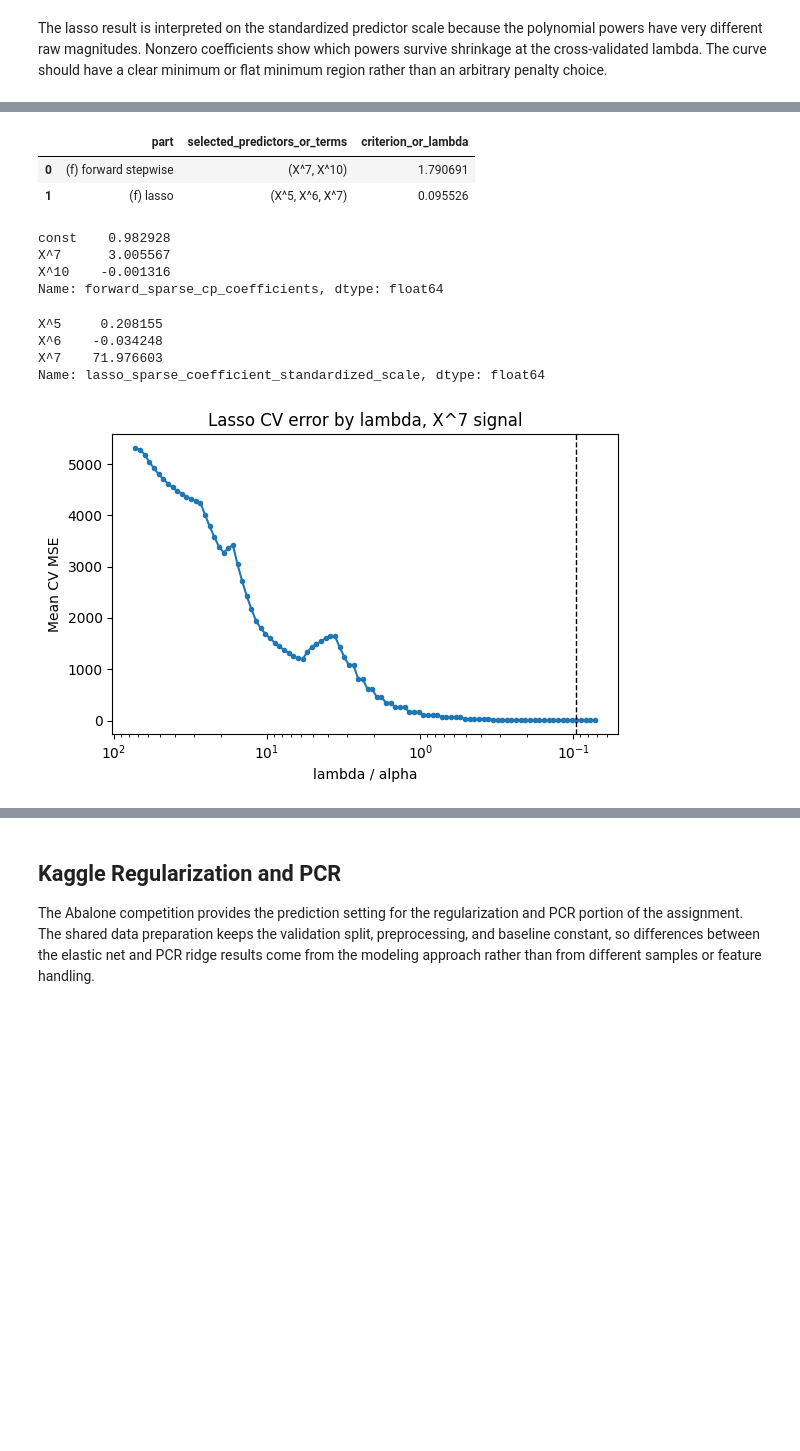
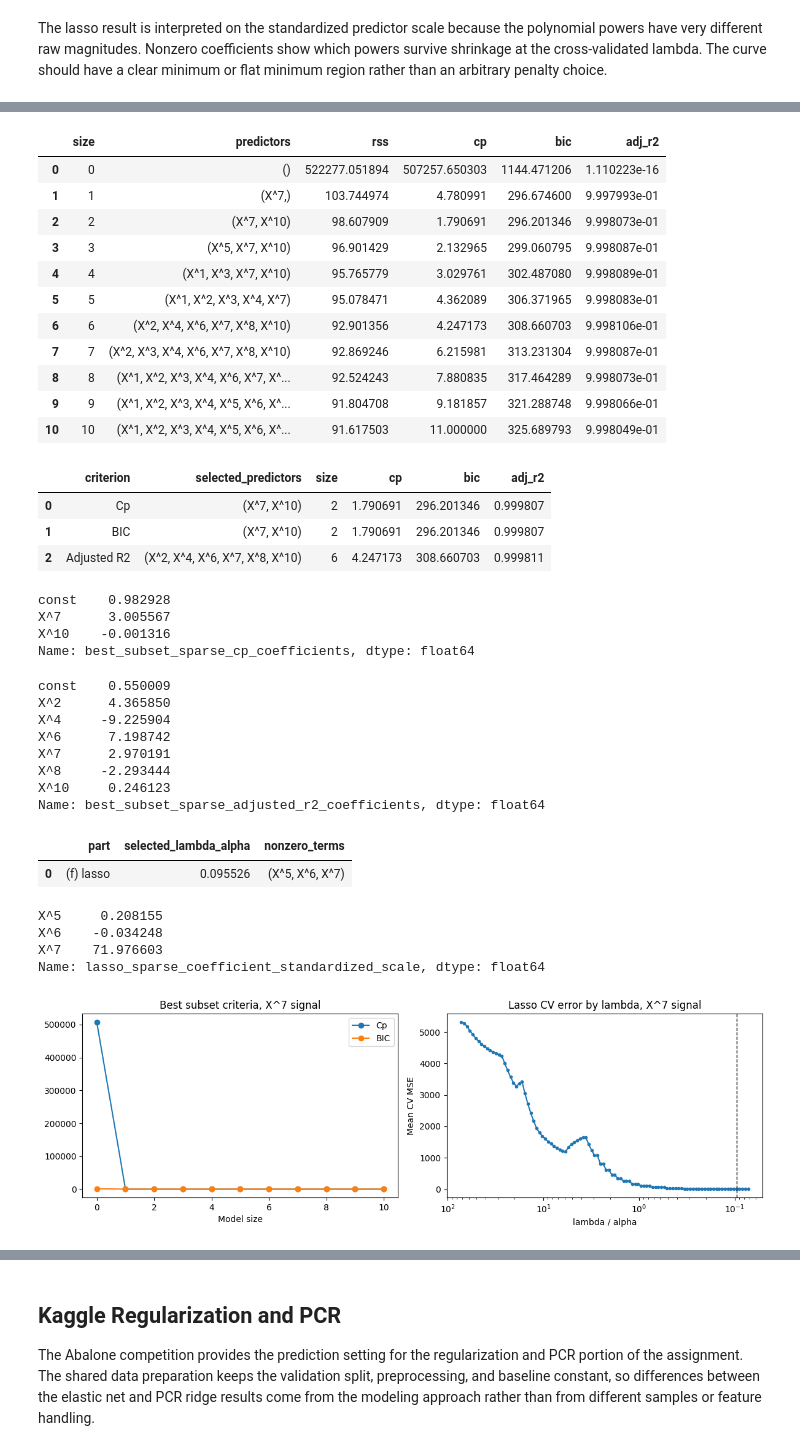
Before and after one commit to maldo81/dds-8555-predictive-analysis, a Jupyter notebook: Week 3/Assignment 3/MaldonadoJDDS8555-3.ipynb, the cells around one changed output, grey strips where cells are left out. Saved outputs shown, nothing was run; the diff lists cells and outputs as text; code cells hidden in the pictures; blank space fills up the shorter version.

```diff
--- a/Week 3/Assignment 3/MaldonadoJDDS8555-3.ipynb
+++ b/Week 3/Assignment 3/MaldonadoJDDS8555-3.ipynb
@@ -247,42 +369,69 @@ The final simulation changes the true response to Y = 1 + 3X^7 + epsilon.  This
 # %%
 eps_sparse = rng.normal(size=n)
 Y_sparse = 1 + 3 * X_raw**7 + eps_sparse
-forward_sparse_table, forward_sparse_best = selection_path(Y_sparse, poly, "forward")
+best_sparse_table, best_sparse_records, best_sparse_winners = best_subset_table(Y_sparse, poly)
 lasso_sparse = Pipeline([("scale", StandardScaler()), ("model", LassoCV(cv=10, random_state=RANDOM_STATE, max_iter=20000))])
 lasso_sparse.fit(poly, Y_sparse)
 lasso_sparse_model = lasso_sparse.named_steps["model"]
 lasso_sparse_coef = pd.Series(lasso_sparse_model.coef_, index=poly.columns, name="lasso_sparse_coefficient_standardized_scale")
+display(best_sparse_table[["size", "predictors", "rss", "cp", "bic", "adj_r2"]])
+display(winners_table(best_sparse_winners))
+display_winner_coefficients(best_sparse_winners, "best_subset_sparse")
 display(pd.DataFrame({
-    "part": ["(f) forward stepwise", "(f) lasso"],
-    "selected_predictors_or_terms": [
-        forward_sparse_best["predictors"],
-        tuple(lasso_sparse_coef[lasso_sparse_coef.abs() > 1e-6].index),
-    ],
-    "criterion_or_lambda": [forward_sparse_best["cp"], lasso_sparse_model.alpha_],
+    "part": ["(f) lasso"],
+    "selected_lambda_alpha": [lasso_sparse_model.alpha_],
+    "nonzero_terms": [tuple(lasso_sparse_coef[lasso_sparse_coef.abs() > 1e-6].index)],
 }))
-display(forward_sparse_best["fit"].params.rename("forward_sparse_cp_coefficients"))
 display(lasso_sparse_coef[lasso_sparse_coef.abs() > 1e-6])
 
-fig, ax = plt.subplots(figsize=(6, 4))
-ax.plot(lasso_sparse_model.alphas_, lasso_sparse_model.mse_path_.mean(axis=1), marker="o", markersize=3)
-ax.axvline(lasso_sparse_model.alpha_, color="black", linestyle="--", linewidth=1)
-ax.set_xscale("log")
-ax.invert_xaxis()
-ax.set_title("Lasso CV error by lambda, X^7 signal")
-ax.set_xlabel("lambda / alpha")
-ax.set_ylabel("Mean CV MSE")
+fig, axes = plt.subplots(1, 2, figsize=(12, 4))
+axes[0].plot(best_sparse_table["size"], best_sparse_table["cp"], marker="o", label="Cp")
+axes[0].plot(best_sparse_table["size"], best_sparse_table["bic"], marker="o", label="BIC")
+axes[0].set_title("Best subset criteria, X^7 signal")
+axes[0].set_xlabel("Model size")
+axes[0].legend()
+axes[1].plot(lasso_sparse_model.alphas_, lasso_sparse_model.mse_path_.mean(axis=1), marker="o", markersize=3)
+axes[1].axvline(lasso_sparse_model.alpha_, color="black", linestyle="--", linewidth=1)
+axes[1].set_xscale("log")
+axes[1].invert_xaxis()
+axes[1].set_title("Lasso CV error by lambda, X^7 signal")
+axes[1].set_xlabel("lambda / alpha")
+axes[1].set_ylabel("Mean CV MSE")
 plt.tight_layout()
 # %% [output]
-|  | part | selected_predictors_or_terms | criterion_or_lambda |
-| 0 | (f) forward stepwise | (X^7, X^10) | 1.790691 |
-| 1 | (f) lasso | (X^5, X^6, X^7) | 0.095526 |
+|  | size | predictors | rss | cp | bic | adj_r2 |
+| 0 | 0 | () | 522277.051894 | 507257.650303 | 1144.471206 | 1.110223e-16 |
+| 1 | 1 | (X^7,) | 103.744974 | 4.780991 | 296.674600 | 9.997993e-01 |
+| 2 | 2 | (X^7, X^10) | 98.607909 | 1.790691 | 296.201346 | 9.998073e-01 |
+| 3 | 3 | (X^5, X^7, X^10) | 96.901429 | 2.132965 | 299.060795 | 9.998087e-01 |
+| 4 | 4 | (X^1, X^3, X^7, X^10) | 95.765779 | 3.029761 | 302.487080 | 9.998089e-01 |
+| 5 | 5 | (X^1, X^2, X^3, X^4, X^7) | 95.078471 | 4.362089 | 306.371965 | 9.998083e-01 |
+| 6 | 6 | (X^2, X^4, X^6, X^7, X^8, X^10) | 92.901356 | 4.247173 | 308.660703 | 9.998106e-01 |
+| 7 | 7 | (X^2, X^3, X^4, X^6, X^7, X^8, X^10) | 92.869246 | 6.215981 | 313.231304 | 9.998087e-01 |
+| 8 | 8 | (X^1, X^2, X^3, X^4, X^6, X^7, X^... | 92.524243 | 7.880835 | 317.464289 | 9.998073e-01 |
+| 9 | 9 | (X^1, X^2, X^3, X^4, X^5, X^6, X^... | 91.804708 | 9.181857 | 321.288748 | 9.998066e-01 |
+| 10 | 10 | (X^1, X^2, X^3, X^4, X^5, X^6, X^... | 91.617503 | 11.000000 | 325.689793 | 9.998049e-01 |
+|  | criterion | selected_predictors | size | cp | bic | adj_r2 |
+| 0 | Cp | (X^7, X^10) | 2 | 1.790691 | 296.201346 | 0.999807 |
+| 1 | BIC | (X^7, X^10) | 2 | 1.790691 | 296.201346 | 0.999807 |
+| 2 | Adjusted R2 | (X^2, X^4, X^6, X^7, X^8, X^10) | 6 | 4.247173 | 308.660703 | 0.999811 |
 const    0.982928
 X^7      3.005567
 X^10    -0.001316
-Name: forward_sparse_cp_coefficients, dtype: float64
+Name: best_subset_sparse_cp_coefficients, dtype: float64
-X^5     0.208155
-X^6    -0.034248
-X^7    71.976603
-Name: lasso_sparse_coefficient_standardized_scale, dtype: float64
+const    0.550009
+X^2      4.365850
+X^4     -9.225904
+X^6      7.198742
+X^7      2.970191
+X^8     -2.293444
+X^10     0.246123
+Name: best_subset_sparse_adjusted_r2_coefficients, dtype: float64
+|  | part | selected_lambda_alpha | nonzero_terms |
+| 0 | (f) lasso | 0.095526 | (X^5, X^6, X^7) |
+X^5     0.208155
+X^6    -0.034248
+X^7    71.976603
+Name: lasso_sparse_coefficient_standardized_scale, dtype: float64
-[figure, old version]
+[figure, new version]
 # %% [markdown]
```
Also changed, not shown: parts of 24 cells of this notebook, 1 other file.
